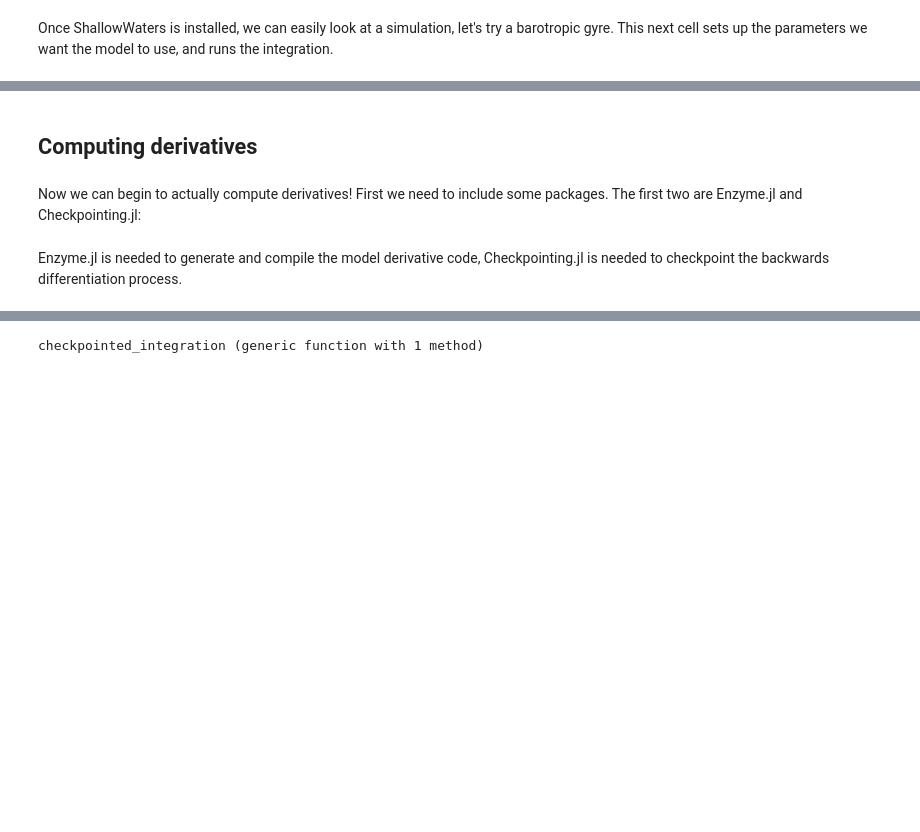
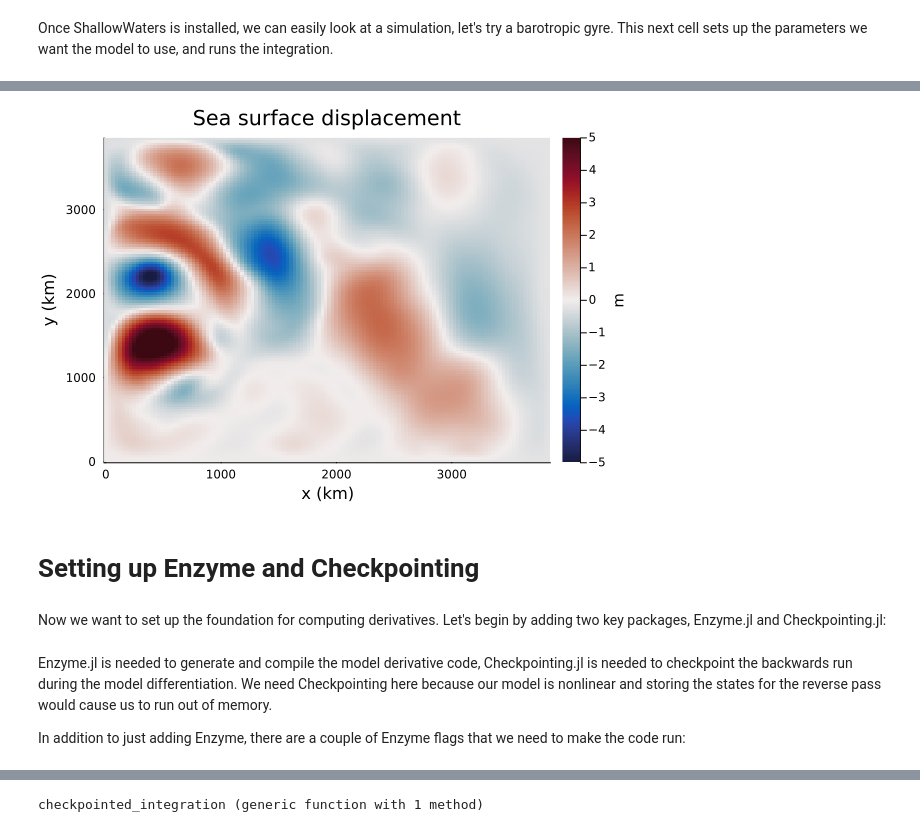
Before and after one commit to DJ4Earth/MPE24, a Jupyter notebook: ShallowWaters_tutorial/enzyme_tutorial_jupyter.ipynb, the cells around one changed output, grey strips where cells are left out. Drawn from its saved outputs; the diff is of its cells as text; code cells hidden in the pictures; blank space fills up the shorter version.

```diff
--- a/ShallowWaters_tutorial/enzyme_tutorial_jupyter.ipynb
+++ b/ShallowWaters_tutorial/enzyme_tutorial_jupyter.ipynb
@@ -64,7 +65,20 @@ heatmap(LinRange(0, 3840, 127),
+# %%
+heatmap(LinRange(0, 3840, 128),
+    LinRange(0, 3840, 128),
+    Prog.η',
+    c=:balance,
+    clim=(-5, 5),
+    colorbar_title="m",
+    title="Sea surface displacement",
+    xlabel="x (km)",
+    ylabel="y (km)"
+)
+# %% [output]
+[figure, added]
 # %% [markdown]
-## Computing derivatives
+# Setting up Enzyme and Checkpointing
 # %% [markdown]
-Now we can begin to actually compute derivatives! First we need to include some packages. The first two are Enzyme.jl and Checkpointing.jl:
+Now we want to set up the foundation for computing derivatives. Let's begin by adding two key packages, Enzyme.jl and Checkpointing.jl:
 # %%
 using Enzyme
 using Checkpointing
@@ -73,2 +85,4 @@ Enzyme.API.runtimeActivity!(true)
 # %% [markdown]
-Enzyme.jl is needed to generate and compile the model derivative code, Checkpointing.jl is needed to checkpoint the backwards differentiation process.
+Enzyme.jl is needed to generate and compile the model derivative code, Checkpointing.jl is needed to checkpoint the backwards run during the model differentiation. We need Checkpointing here because our model is nonlinear and storing the states for the reverse pass would cause us to run out of memory.
+
+In addition to just adding Enzyme, there are a couple of Enzyme flags that we need to make the code run:
```
Also changed, not shown: parts of 35 cells of this notebook, 7 other files.
